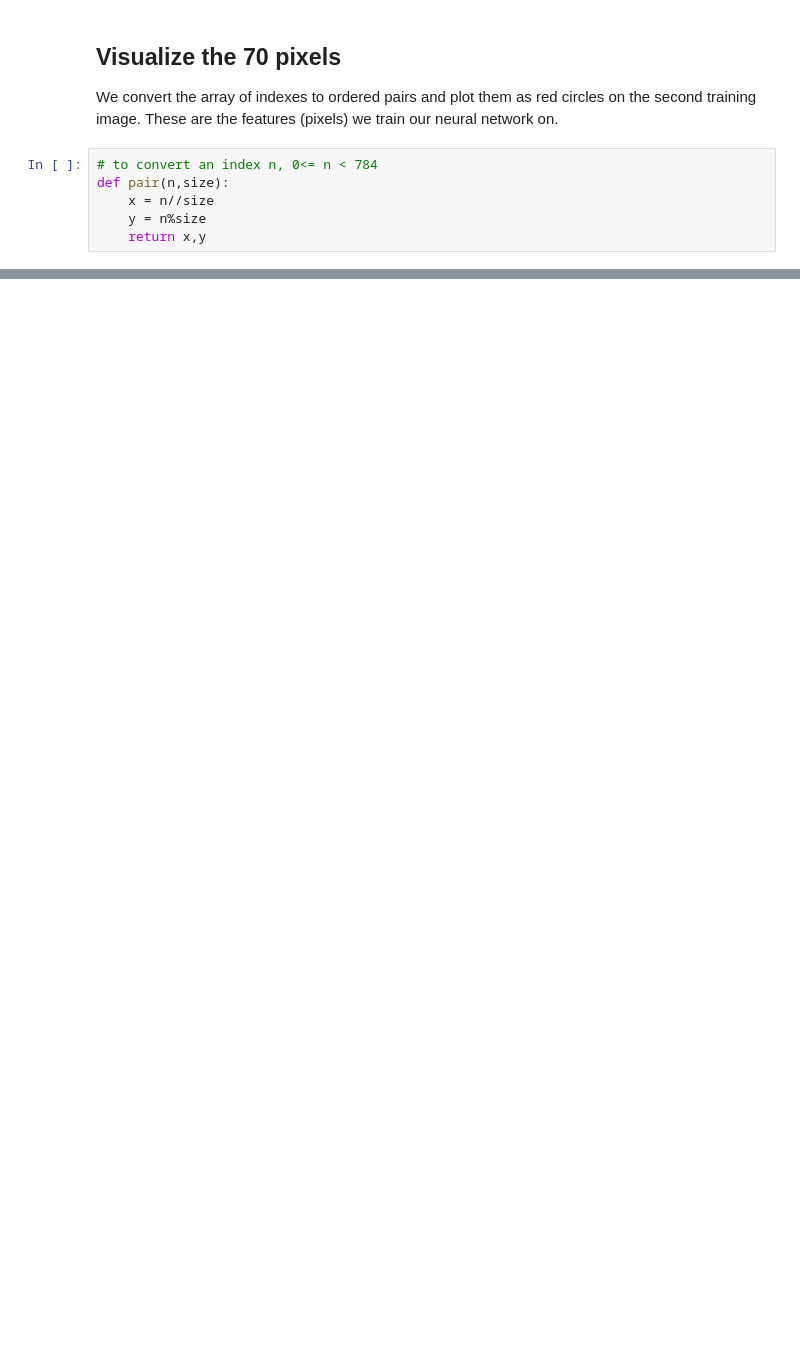
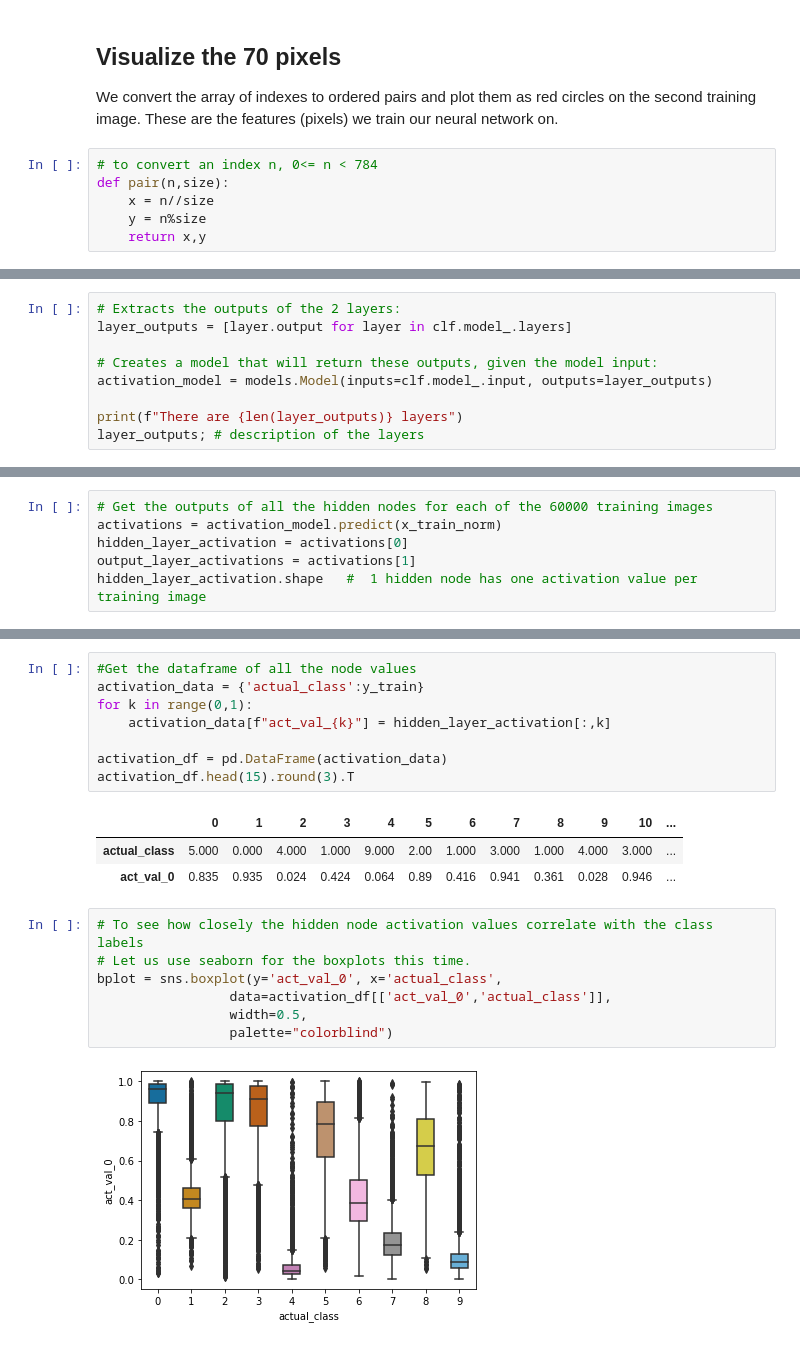
Before and after one commit to ramundson/MSDS_458_Public, a Jupyter notebook: MSDS458_Assignment_01/MSDS458_Assignment_01_20220325_v22.ipynb, the cells around one changed output, grey strips where cells are left out. Cells and saved outputs as stored; diff of their text form; blank space fills up the shorter version.

```diff
--- a/MSDS458_Assignment_01/MSDS458_Assignment_01_20220325_v22.ipynb
+++ b/MSDS458_Assignment_01/MSDS458_Assignment_01_20220325_v22.ipynb
@@ -700,0 +1211,9 @@ plt.scatter(x,y,color='red',s=20)
+# %%
+# Extracts the outputs of the 2 layers:
+layer_outputs = [layer.output for layer in clf.model_.layers]
+
+# Creates a model that will return these outputs, given the model input:
+activation_model = models.Model(inputs=clf.model_.input, outputs=layer_outputs)
+
+print(f"There are {len(layer_outputs)} layers")
+layer_outputs; # description of the layers
@@ -700,0 +1222,6 @@ plt.scatter(x,y,color='red',s=20)
+# %%
+# Get the outputs of all the hidden nodes for each of the 60000 training images
+activations = activation_model.predict(x_train_norm)
+hidden_layer_activation = activations[0]
+output_layer_activations = activations[1]
+hidden_layer_activation.shape   #  1 hidden node has one activation value per training image
@@ -700,0 +1231,21 @@ plt.scatter(x,y,color='red',s=20)
+# %%
+#Get the dataframe of all the node values
+activation_data = {'actual_class':y_train}
+for k in range(0,1):
+    activation_data[f"act_val_{k}"] = hidden_layer_activation[:,k]
+
+activation_df = pd.DataFrame(activation_data)
+activation_df.head(15).round(3).T
+# %% [output]
+|  | 0 | 1 | 2 | 3 | 4 | 5 | 6 | 7 | 8 | 9 | 10 | ... |
+| actual_class | 5.000 | 0.000 | 4.000 | 1.000 | 9.000 | 2.00 | 1.000 | 3.000 | 1.000 | 4.000 | 3.000 | ... |
+| act_val_0 | 0.835 | 0.935 | 0.024 | 0.424 | 0.064 | 0.89 | 0.416 | 0.941 | 0.361 | 0.028 | 0.946 | ... |
+# %%
+# To see how closely the hidden node activation values correlate with the class labels
+# Let us use seaborn for the boxplots this time.
+bplot = sns.boxplot(y='act_val_0', x='actual_class',
+                 data=activation_df[['act_val_0','actual_class']],
+                 width=0.5,
+                 palette="colorblind")
+# %% [output]
+[figure, added]
```
Also changed, not shown: parts of 103 cells of this notebook, 2 other files.
